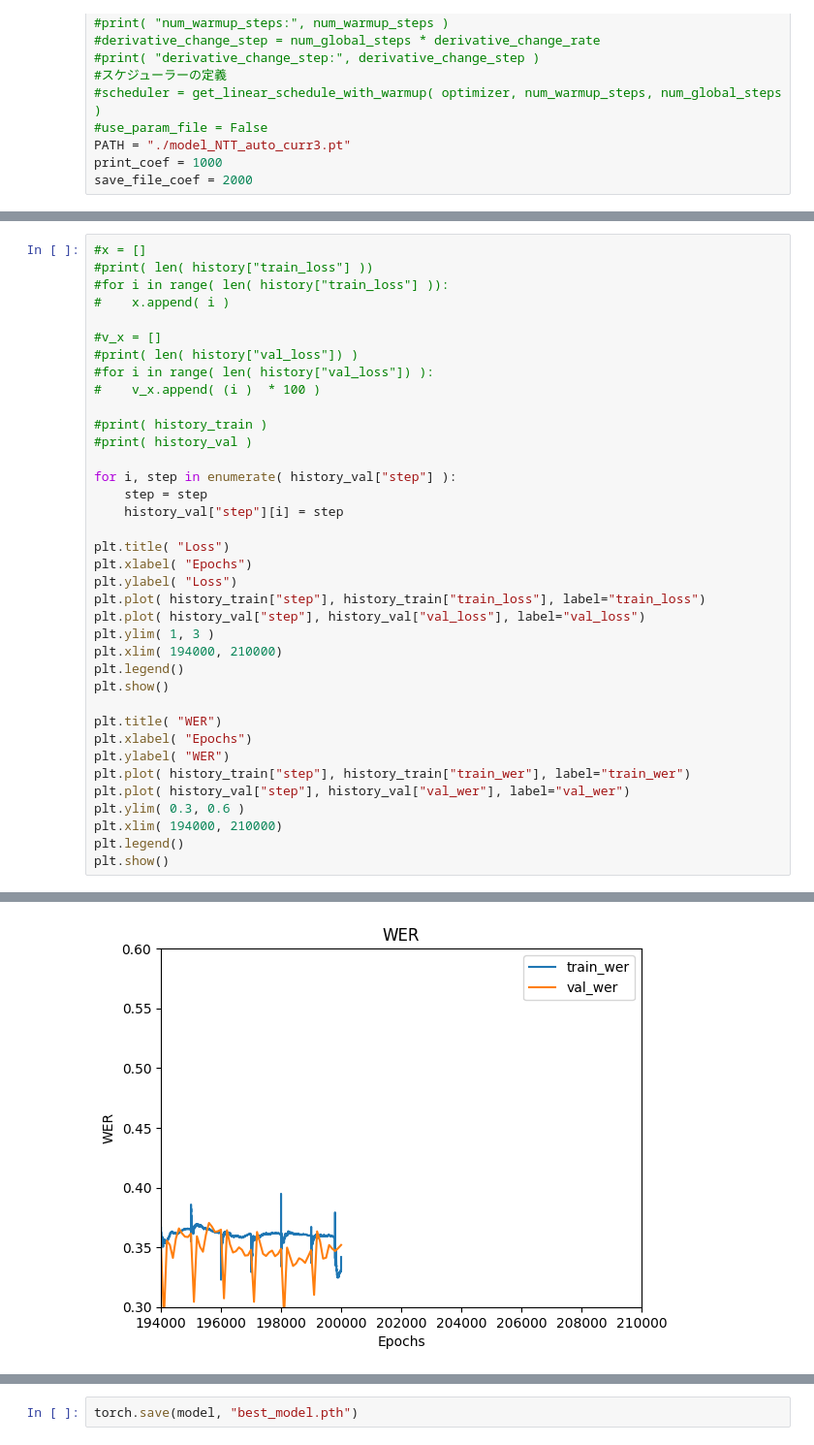
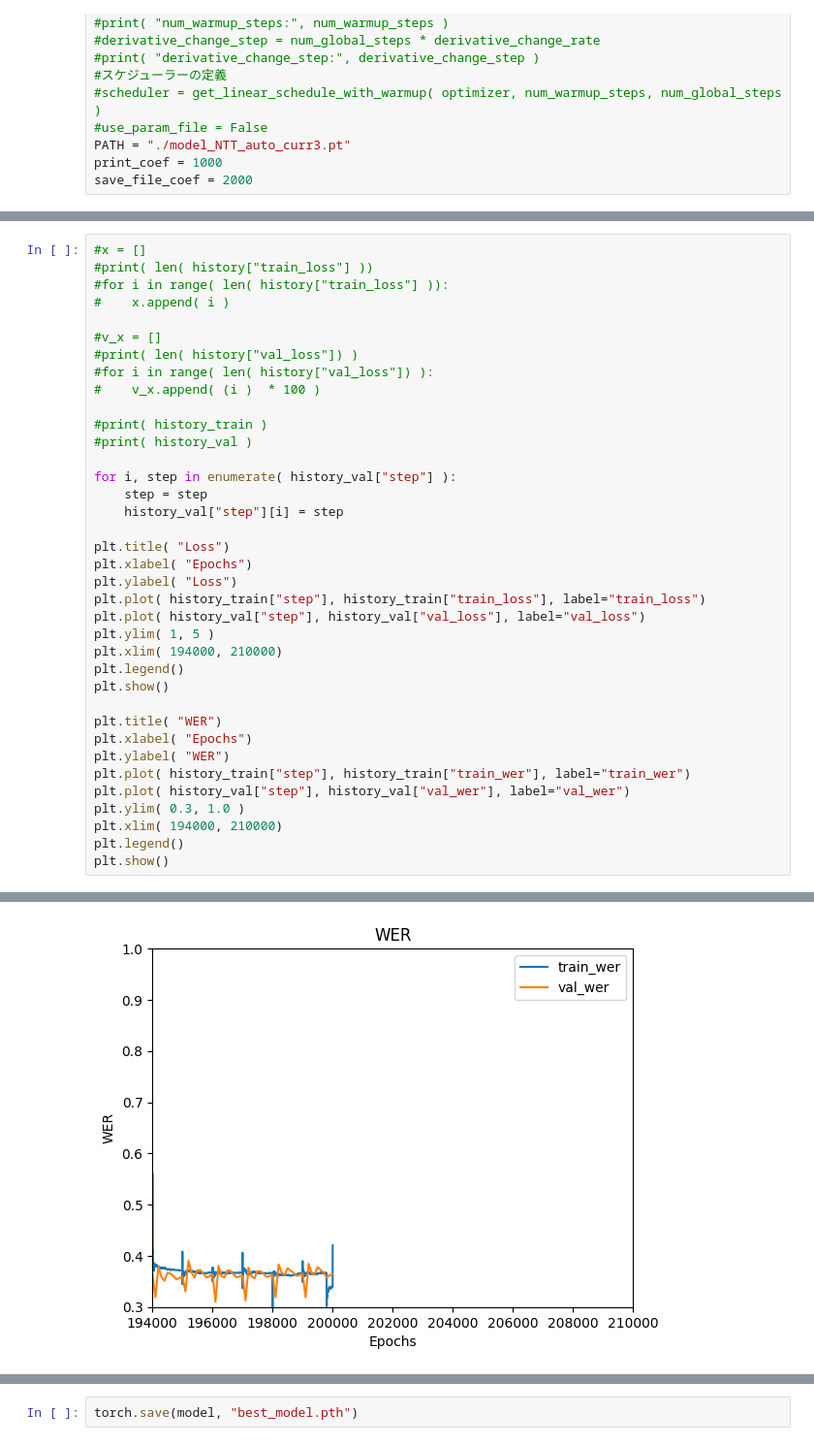
Before and after one commit to toshiouchi/MAML_NMT, a Jupyter notebook: MAML_3SourceLang1TargetLang/test_adaptation_create_graph_pos_emb_pre_LN.ipynb, the cells around one changed output, grey strips where cells are left out. Shown: that part at 97% size. Drawn from its saved outputs; the diff is of its cells as text.

```diff
--- a/MAML_3SourceLang1TargetLang/test_adaptation_create_graph_pos_emb_pre_LN.ipynb
+++ b/MAML_3SourceLang1TargetLang/test_adaptation_create_graph_pos_emb_pre_LN.ipynb
@@ -1793,7 +1783,7 @@ plt.xlabel( "Epochs")
 plt.ylabel( "Loss")
 plt.plot( history_train["step"], history_train["train_loss"], label="train_loss")
 plt.plot( history_val["step"], history_val["val_loss"], label="val_loss")
-plt.ylim( 1, 3 )
+plt.ylim( 1, 5 )
 plt.xlim( 194000, 210000)
 plt.legend()
 plt.show()
@@ -1803,7 +1793,7 @@ plt.xlabel( "Epochs")
 plt.ylabel( "WER")
 plt.plot( history_train["step"], history_train["train_wer"], label="train_wer")
 plt.plot( history_val["step"], history_val["val_wer"], label="val_wer")
-plt.ylim( 0.3, 0.6 )
+plt.ylim( 0.3, 1.0 )
 plt.xlim( 194000, 210000)
 plt.legend()
 plt.show()
@@ -1812,4 +1802,4 @@ plt.show()
-[figure, old version]
+[figure, new version]
 # %%
 test_print_coef = 10
 
```
Also changed, not shown: parts of 9 cells of this notebook, 7 other files.
